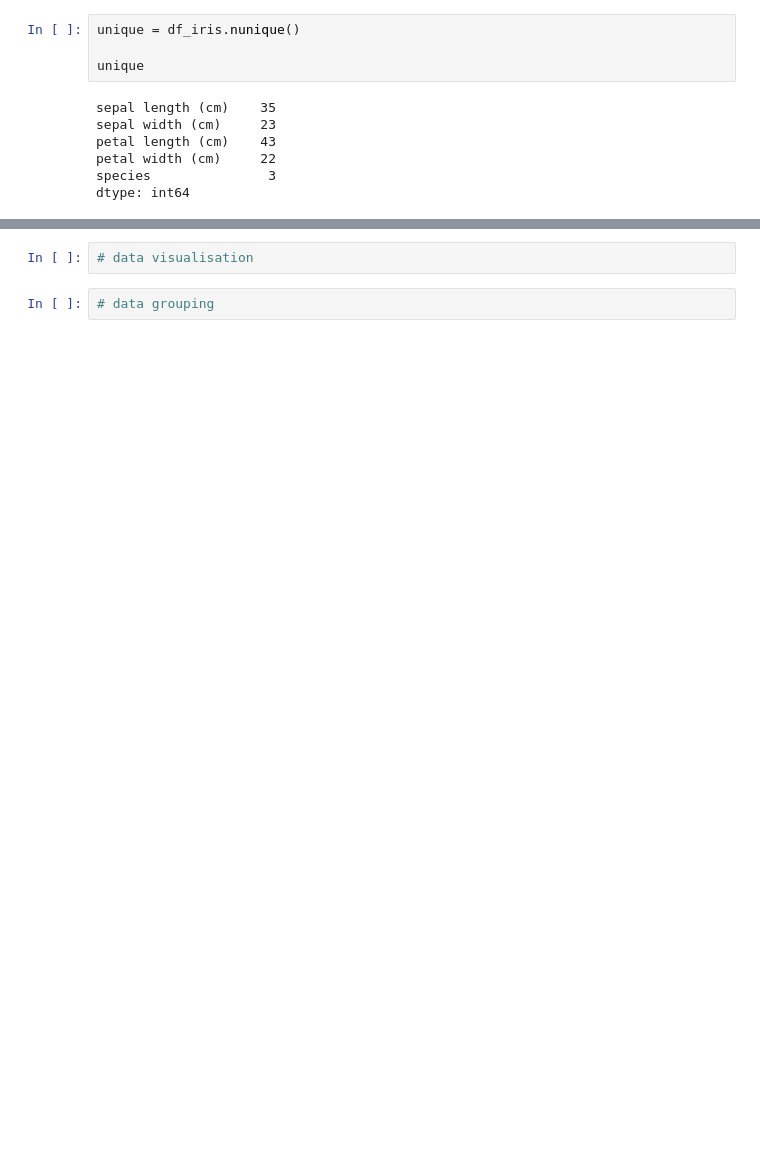
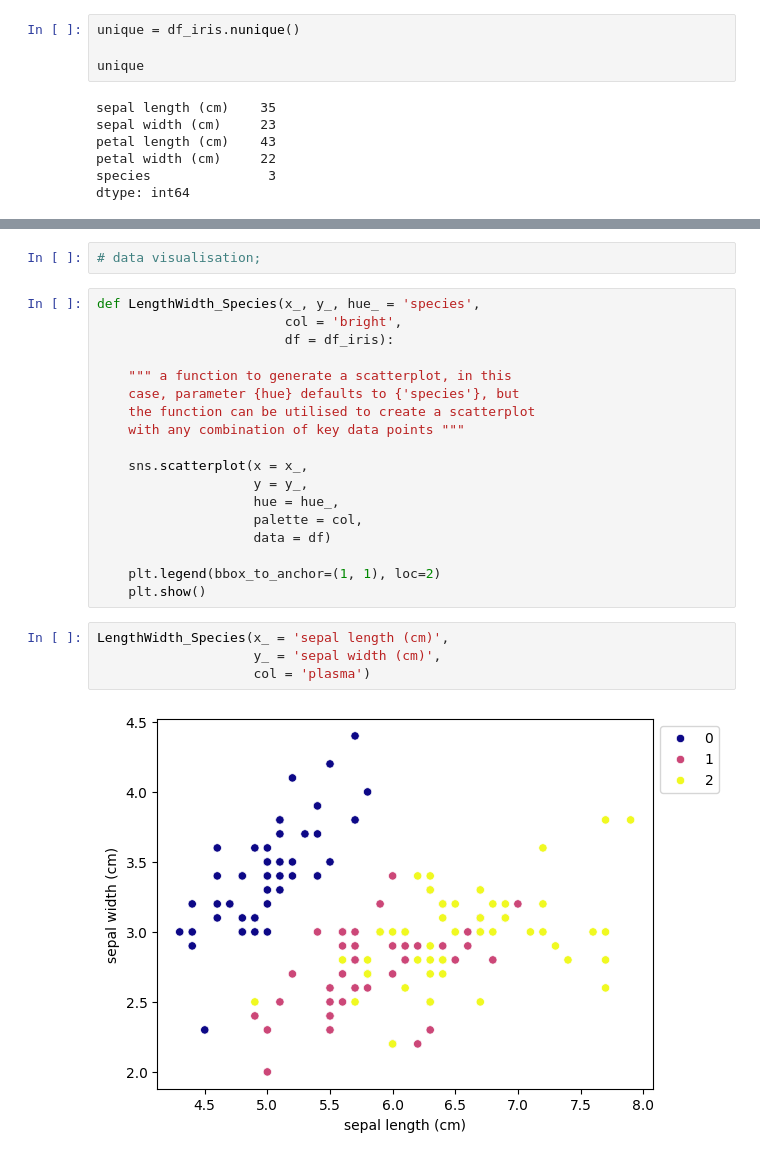
Before and after one commit to MatthewHealy02/AI-Programming-Assessments, a Jupyter notebook: AI Prog CA 1.ipynb, the cells around one changed output, grey strips where cells are left out. Drawn from its saved outputs; the diff is of its cells as text; blank space fills up the shorter version.

```diff
--- a/AI Prog CA 1.ipynb
+++ b/AI Prog CA 1.ipynb
@@ -469,4 +917,26 @@ df_sorted
 # %%
-# data visualisation
+# data visualisation;
-# %%
-# data grouping
+# %%
+def LengthWidth_Species(x_, y_, hue_ = 'species',
+                        col = 'bright',
+                        df = df_iris):
+
+    """ a function to generate a scatterplot, in this
+    case, parameter {hue} defaults to {'species'}, but
+    the function can be utilised to create a scatterplot
+    with any combination of key data points """
+
+    sns.scatterplot(x = x_,
+                    y = y_,
+                    hue = hue_,
+                    palette = col,
+                    data = df)
+
+    plt.legend(bbox_to_anchor=(1, 1), loc=2)
+    plt.show()
+# %%
+LengthWidth_Species(x_ = 'sepal length (cm)',
+                    y_ = 'sepal width (cm)',
+                    col = 'plasma')
+# %% [output]
+[figure, added]
```
Also changed, not shown: parts of 54 cells of this notebook.
